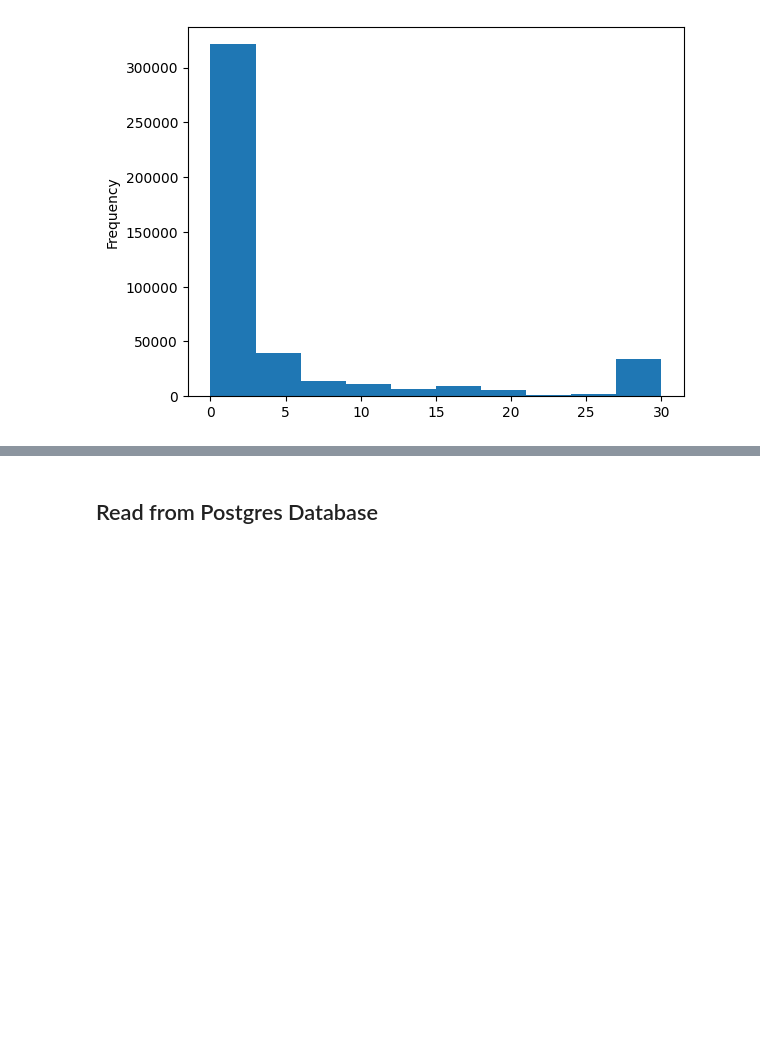
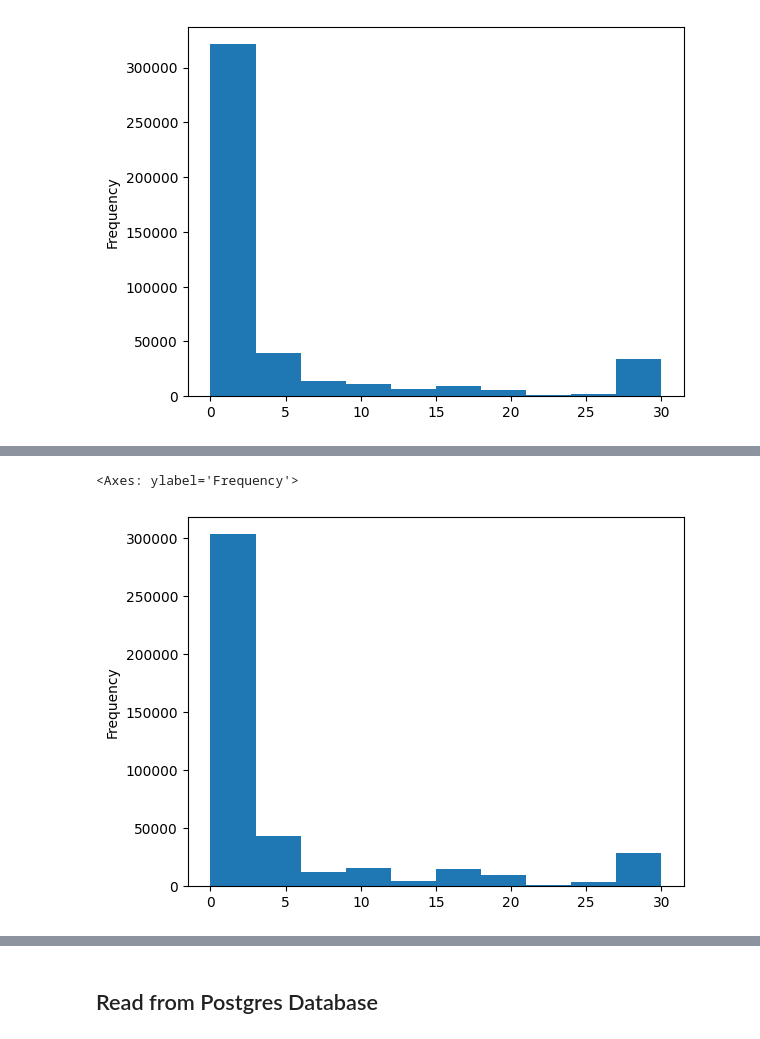
Before and after one commit to theCodeCS/heart_disease_predictor, a Jupyter notebook: heart_disease_predictor/heart_disease.ipynb, the cells around one changed output, grey strips where cells are left out. Cells and saved outputs as stored; diff of their text form; code cells hidden in the pictures; blank space fills up the shorter version.

```diff
--- a/heart_disease_predictor/heart_disease.ipynb
+++ b/heart_disease_predictor/heart_disease.ipynb
@@ -196,8 +198,8 @@ df_nans['PhysicalHealthDays'].isnull().sum()/len(df_nans['PhysicalHealthDays'])
 # %%
 # Fill the nulls with the mode because the distribution is skewed and mode is not affected by outliers (discrete values)
 # Used index 0 because the mode function returns a series rather than a single value
-df_nans['PhysicalHealthDays'].fillna(df_nans['PhysicalHealthDays'].mode()[0], inplace=True)
-df_nans['PhysicalHealthDays'].isnull().sum()
+numeric_columns['PhysicalHealthDays'].fillna(numeric_columns['PhysicalHealthDays'].mode()[0], inplace=True)
+numeric_columns['PhysicalHealthDays'].isnull().sum()
 # %% [output]
 0
 # %%
@@ -207,0 +228,5 @@ df_nans['PhysicalHealthDays'].plot(kind='hist')
+# %%
+numeric_columns['MentalHealthDays'].plot(kind='hist')
+# %% [output]
+<Axes: ylabel='Frequency'>
+[figure, added]
```
Also changed, not shown: parts of 58 cells of this notebook.
